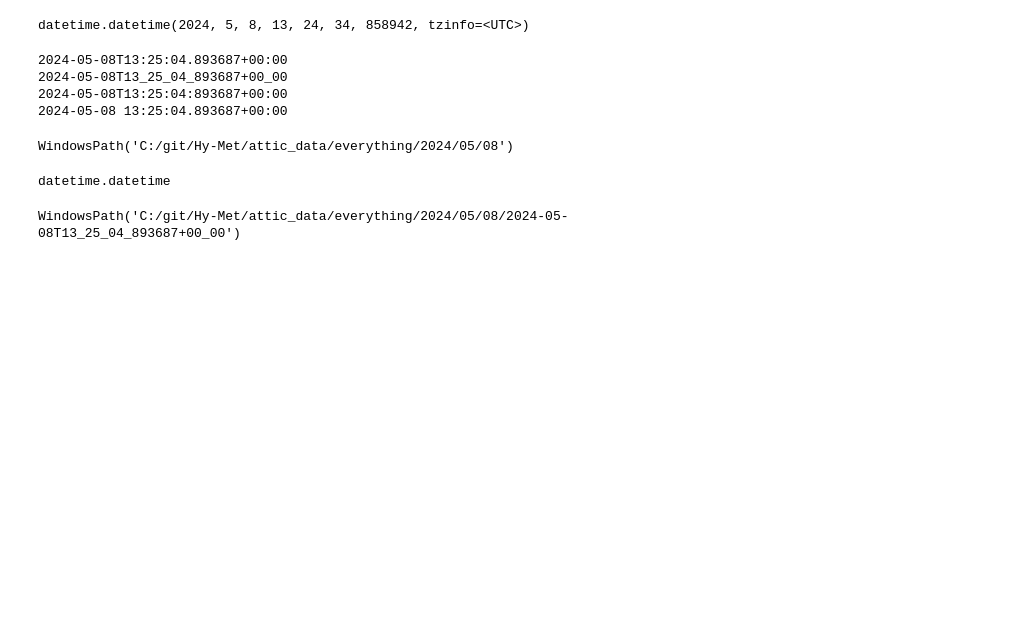
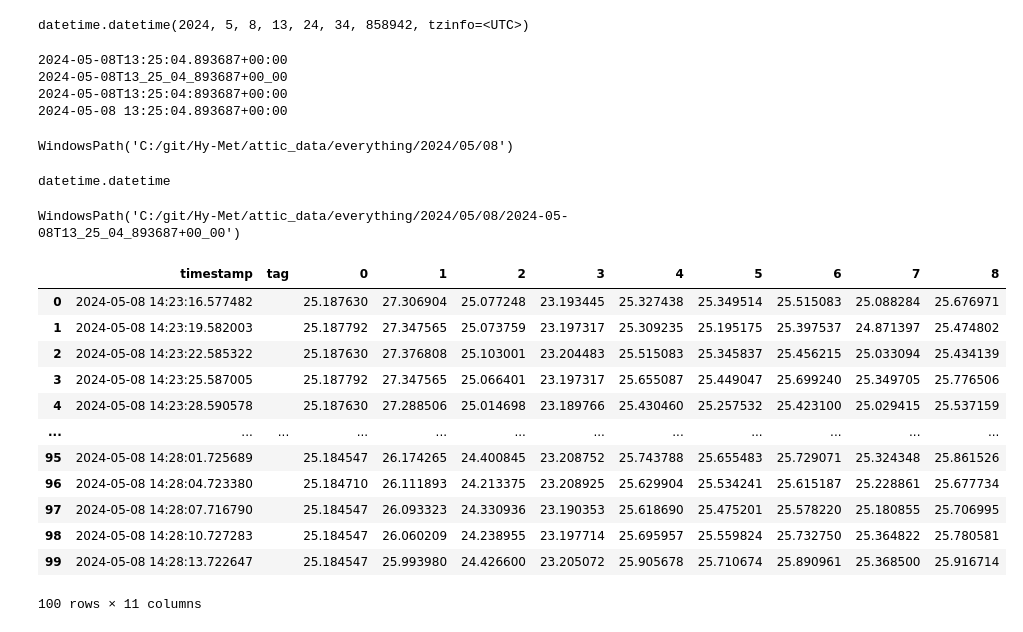
Before and after one commit to jerzydziewierz/attic, a Jupyter notebook: notebooks/01_dev_windows.ipynb, the cells around one changed output. Saved outputs shown, nothing was run; the diff lists cells and outputs as text; code cells hidden in the pictures; blank space fills up the shorter version.

```diff
--- a/notebooks/01_dev_windows.ipynb
+++ b/notebooks/01_dev_windows.ipynb
@@ -90,0 +95,32 @@ WindowsPath('C:/git/Hy-Met/attic_data/everything/2024/05/08/2024-05-08T13_25_04_
+# %%
+files
+# open the latest sqlite file with pandas
+import pandas as pd
+import sqlite3
+conn = sqlite3.connect(full_folder_name.joinpath(files[-1]))
+df = pd.read_sql_query("SELECT * FROM data", conn)
+# select only where topic is "Temperatures/temperatures"
+df_temperatures = df[df.topic == "Temperatures/temperatures"].copy()
+# decode json payload into columns
+df_temperatures.loc[:,'json'] = df_temperatures.payload.apply(lambda x: json.loads(x.decode('utf-8')))
+df_temperatures.drop(columns=['payload'], inplace=True)
+df_temperatures = pd.json_normalize(df_temperatures.json)
+df_temperatures_expanded = df_temperatures.temperatures.apply(pd.Series)
+df_temperatures = pd.concat([df_temperatures.drop(columns='temperatures') , df_temperatures_expanded], axis=1)
+df_temperatures['timestamp']=df_temperatures.timestamp.apply(lambda x: datetime.datetime.fromisoformat(x))
+# df_temperatures_expanded
+df_temperatures
+# %% [output]
+|  | timestamp | tag | 0 | 1 | 2 | 3 | 4 | 5 | 6 | 7 | 8 |
+| 0 | 2024-05-08 14:23:16.577482 |  | 25.187630 | 27.306904 | 25.077248 | 23.193445 | 25.327438 | 25.349514 | 25.515083 | 25.088284 | 25.676971 |
+| 1 | 2024-05-08 14:23:19.582003 |  | 25.187792 | 27.347565 | 25.073759 | 23.197317 | 25.309235 | 25.195175 | 25.397537 | 24.871397 | 25.474802 |
+| 2 | 2024-05-08 14:23:22.585322 |  | 25.187630 | 27.376808 | 25.103001 | 23.204483 | 25.515083 | 25.345837 | 25.456215 | 25.033094 | 25.434139 |
+| 3 | 2024-05-08 14:23:25.587005 |  | 25.187792 | 27.347565 | 25.066401 | 23.197317 | 25.655087 | 25.449047 | 25.699240 | 25.349705 | 25.776506 |
+| 4 | 2024-05-08 14:23:28.590578 |  | 25.187630 | 27.288506 | 25.014698 | 23.189766 | 25.430460 | 25.257532 | 25.423100 | 25.029415 | 25.537159 |
+| ... | ... | ... | ... | ... | ... | ... | ... | ... | ... | ... | ... |
+| 95 | 2024-05-08 14:28:01.725689 |  | 25.184547 | 26.174265 | 24.400845 | 23.208752 | 25.743788 | 25.655483 | 25.729071 | 25.324348 | 25.861526 |
+| 96 | 2024-05-08 14:28:04.723380 |  | 25.184710 | 26.111893 | 24.213375 | 23.208925 | 25.629904 | 25.534241 | 25.615187 | 25.228861 | 25.677734 |
+| 97 | 2024-05-08 14:28:07.716790 |  | 25.184547 | 26.093323 | 24.330936 | 23.190353 | 25.618690 | 25.475201 | 25.578220 | 25.180855 | 25.706995 |
+| 98 | 2024-05-08 14:28:10.727283 |  | 25.184547 | 26.060209 | 24.238955 | 23.197714 | 25.695957 | 25.559824 | 25.732750 | 25.364822 | 25.780581 |
+| 99 | 2024-05-08 14:28:13.722647 |  | 25.184547 | 25.993980 | 24.426600 | 23.205072 | 25.905678 | 25.710674 | 25.890961 | 25.368500 | 25.916714 |
+100 rows × 11 columns
```
Also changed, not shown: parts of 5 cells of this notebook, 1 other file.
